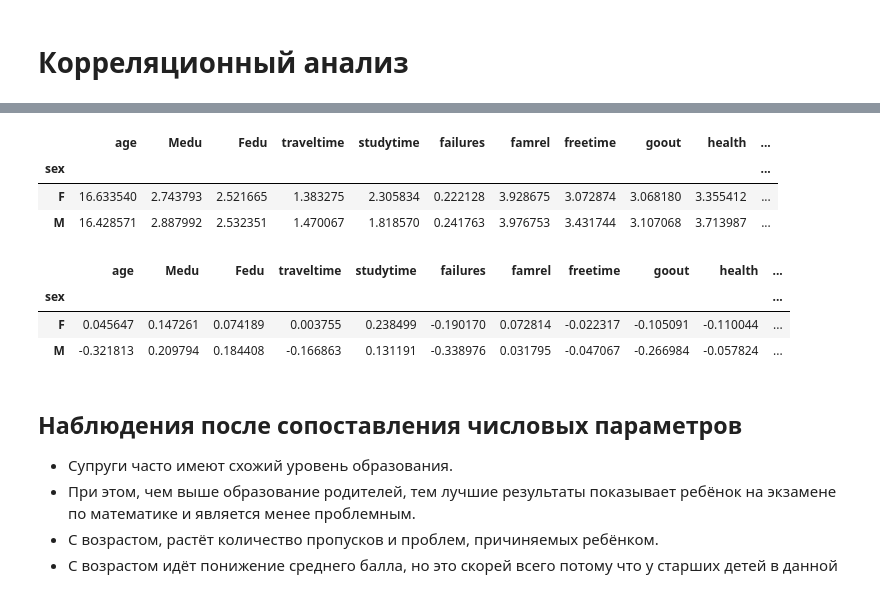
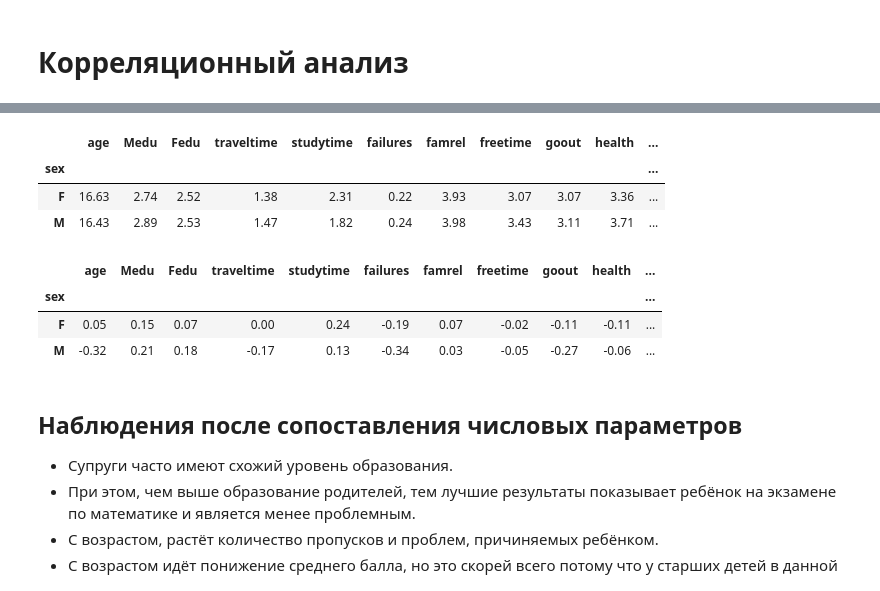
Before and after one commit to MTandi/DataScienceCourse, a Jupyter notebook: module_2/Project.ipynb, the cells around one changed output, grey strips where cells are left out. Drawn from its saved outputs; the diff is of its cells as text; code cells hidden in the pictures.

Commit message:
Added roundings and minor fixes

```diff
--- a/module_2/Project.ipynb
+++ b/module_2/Project.ipynb
@@ -356,22 +356,22 @@ sns.heatmap(data[data.sex == 'M'].corr(), mask=mask, cmap="coolwarm", center=0)
 # %%
 # Как в целом данные отличаются у мальчиков и девочек
 
 data_sex = data.groupby(by=data.sex)
-data_sex.mean()
+data_sex.mean().round(2)
 # %% [output]
 |  | age | Medu | Fedu | traveltime | studytime | failures | famrel | freetime | goout | health | ... |
 | sex |  |  |  |  |  |  |  |  |  |  | ... |
-| F | 16.633540 | 2.743793 | 2.521665 | 1.383275 | 2.305834 | 0.222128 | 3.928675 | 3.072874 | 3.068180 | 3.355412 | ... |
-| M | 16.428571 | 2.887992 | 2.532351 | 1.470067 | 1.818570 | 0.241763 | 3.976753 | 3.431744 | 3.107068 | 3.713987 | ... |
+| F | 16.63 | 2.74 | 2.52 | 1.38 | 2.31 | 0.22 | 3.93 | 3.07 | 3.07 | 3.36 | ... |
+| M | 16.43 | 2.89 | 2.53 | 1.47 | 1.82 | 0.24 | 3.98 | 3.43 | 3.11 | 3.71 | ... |
 # %%
 # Как отличается корреляция данных с баллом у мальчиков и девочек
 
-data_sex.corrwith(data.score)
+data_sex.corrwith(data.score).round(2)
 # %% [output]
 |  | age | Medu | Fedu | traveltime | studytime | failures | famrel | freetime | goout | health | ... |
 | sex |  |  |  |  |  |  |  |  |  |  | ... |
-| F | 0.045647 | 0.147261 | 0.074189 | 0.003755 | 0.238499 | -0.190170 | 0.072814 | -0.022317 | -0.105091 | -0.110044 | ... |
-| M | -0.321813 | 0.209794 | 0.184408 | -0.166863 | 0.131191 | -0.338976 | 0.031795 | -0.047067 | -0.266984 | -0.057824 | ... |
+| F | 0.05 | 0.15 | 0.07 | 0.00 | 0.24 | -0.19 | 0.07 | -0.02 | -0.11 | -0.11 | ... |
+| M | -0.32 | 0.21 | 0.18 | -0.17 | 0.13 | -0.34 | 0.03 | -0.05 | -0.27 | -0.06 | ... |
 # %% [markdown]
 ## Наблюдения после сопоставления числовых параметров
 
```
Also changed, not shown: parts of 16 cells of this notebook.
